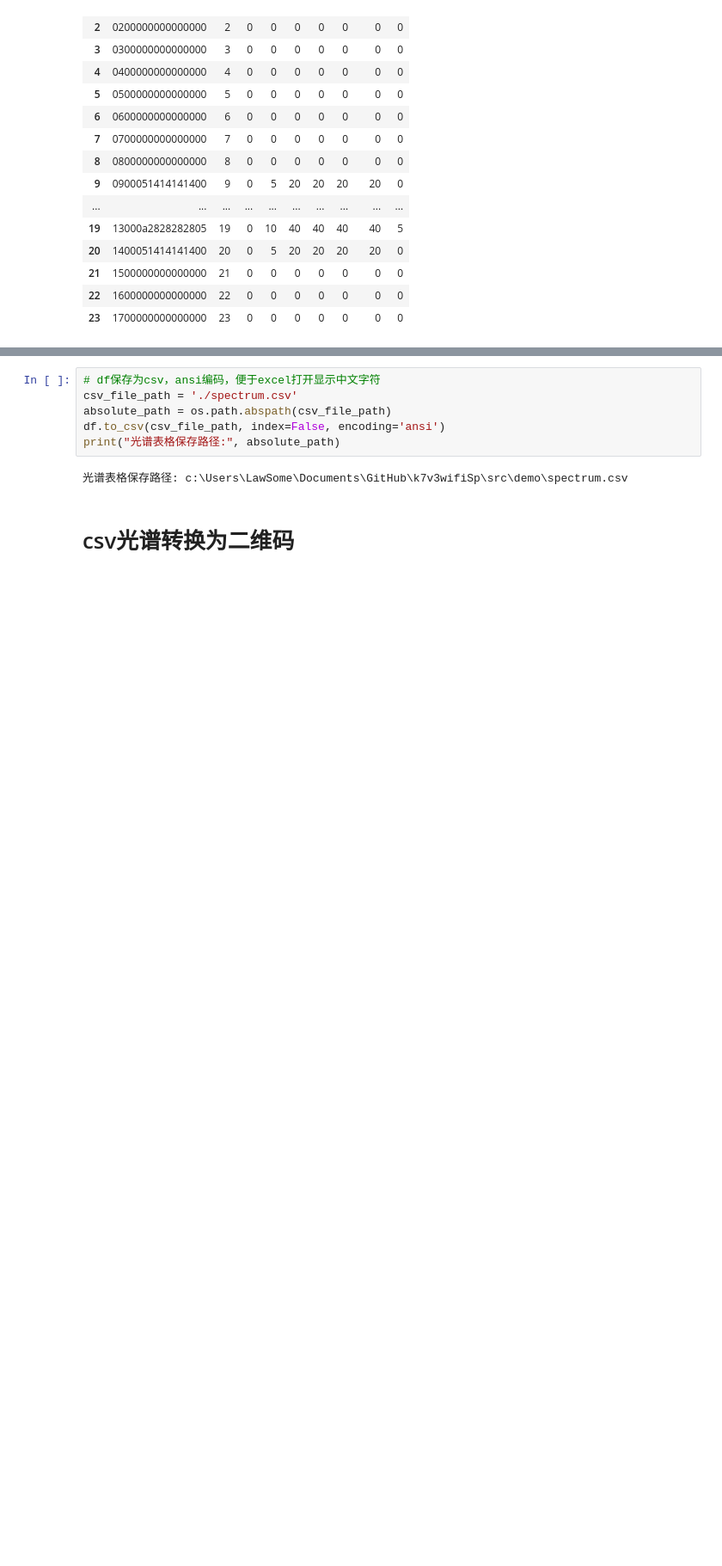
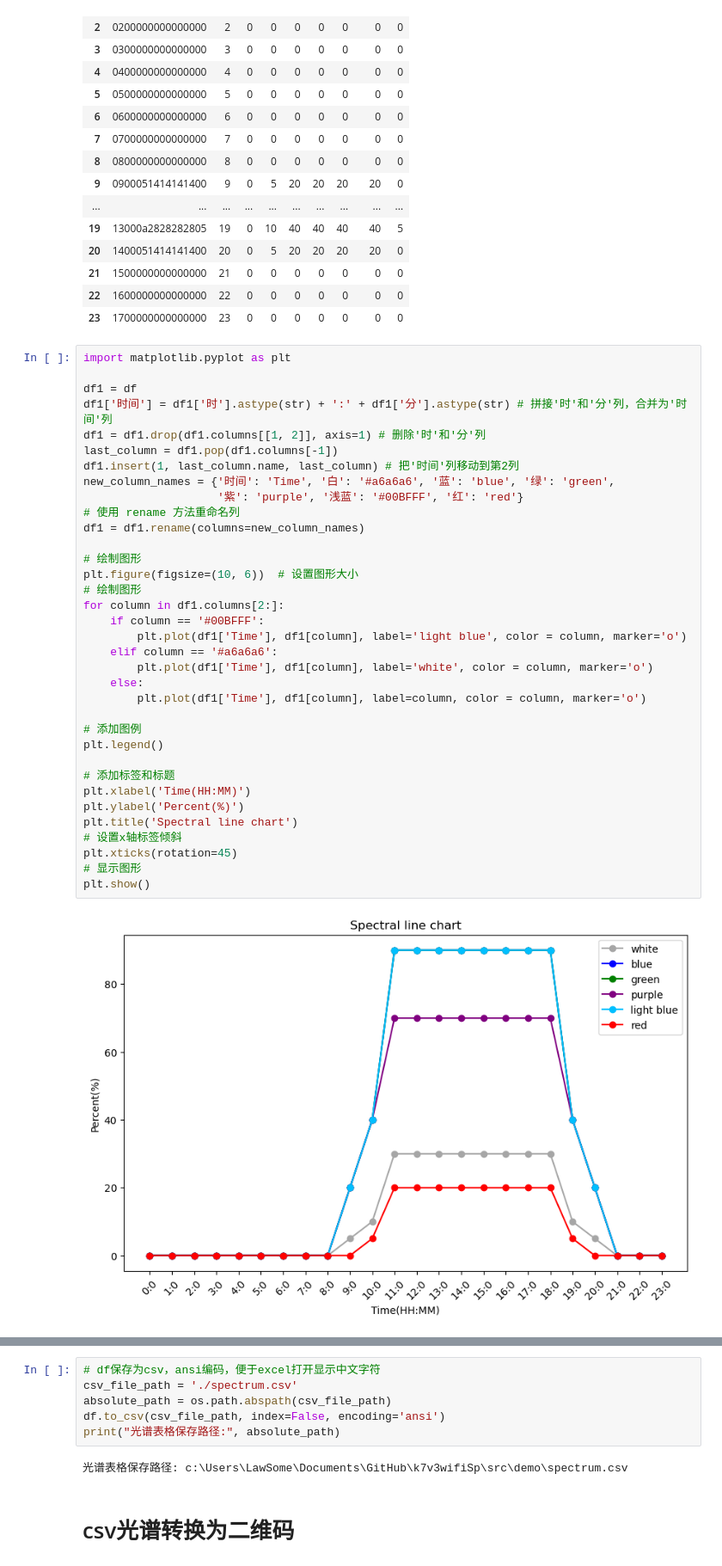
Before and after one commit to LawSome206/k7v3wifiSp, a Jupyter notebook: src/demo/demo.ipynb, the cells around one changed output, grey strips where cells are left out. Shown: that part at 86% size. Saved outputs shown, nothing was run; the diff lists cells and outputs as text; blank space fills up the shorter version.

```diff
--- a/src/demo/demo.ipynb
+++ b/src/demo/demo.ipynb
@@ -130,3 +130,40 @@ df
 | 21 | 1500000000000000 | 21 | 0 | 0 | 0 | 0 | 0 | 0 | 0 |
 | 22 | 1600000000000000 | 22 | 0 | 0 | 0 | 0 | 0 | 0 | 0 |
 | 23 | 1700000000000000 | 23 | 0 | 0 | 0 | 0 | 0 | 0 | 0 |
+# %%
+import matplotlib.pyplot as plt
+
+df1 = df
+df1['时间'] = df1['时'].astype(str) + ':' + df1['分'].astype(str) # 拼接'时'和'分'列，合并为'时间'列
+df1 = df1.drop(df1.columns[[1, 2]], axis=1) # 删除'时'和'分'列
+last_column = df1.pop(df1.columns[-1])
+df1.insert(1, last_column.name, last_column) # 把'时间'列移动到第2列
+new_column_names = {'时间': 'Time', '白': '#a6a6a6', '蓝': 'blue', '绿': 'green',
+                    '紫': 'purple', '浅蓝': '#00BFFF', '红': 'red'}
+# 使用 rename 方法重命名列
+df1 = df1.rename(columns=new_column_names)
+
+# 绘制图形
+plt.figure(figsize=(10, 6))  # 设置图形大小
+# 绘制图形
+for column in df1.columns[2:]:
+    if column == '#00BFFF':
+        plt.plot(df1['Time'], df1[column], label='light blue', color = column, marker='o')
+    elif column == '#a6a6a6':
+        plt.plot(df1['Time'], df1[column], label='white', color = column, marker='o')
+    else:
+        plt.plot(df1['Time'], df1[column], label=column, color = column, marker='o')
+
+# 添加图例
+plt.legend()
+
+# 添加标签和标题
+plt.xlabel('Time(HH:MM)')
+plt.ylabel('Percent(%)')
+plt.title('Spectral line chart')
+# 设置x轴标签倾斜
+plt.xticks(rotation=45)
+# 显示图形
+plt.show()
+# %% [output]
+[figure, added]
```
Also changed, not shown: parts of 2 cells of this notebook.
